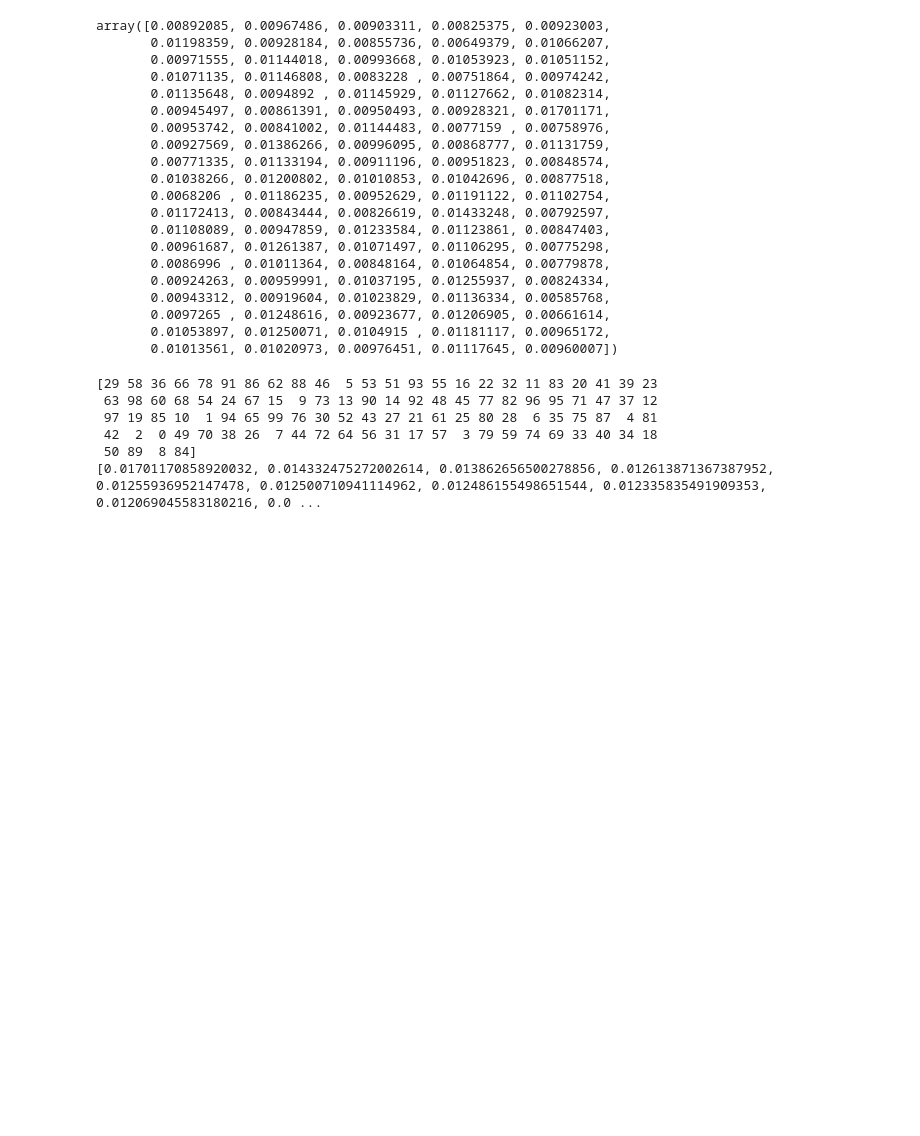
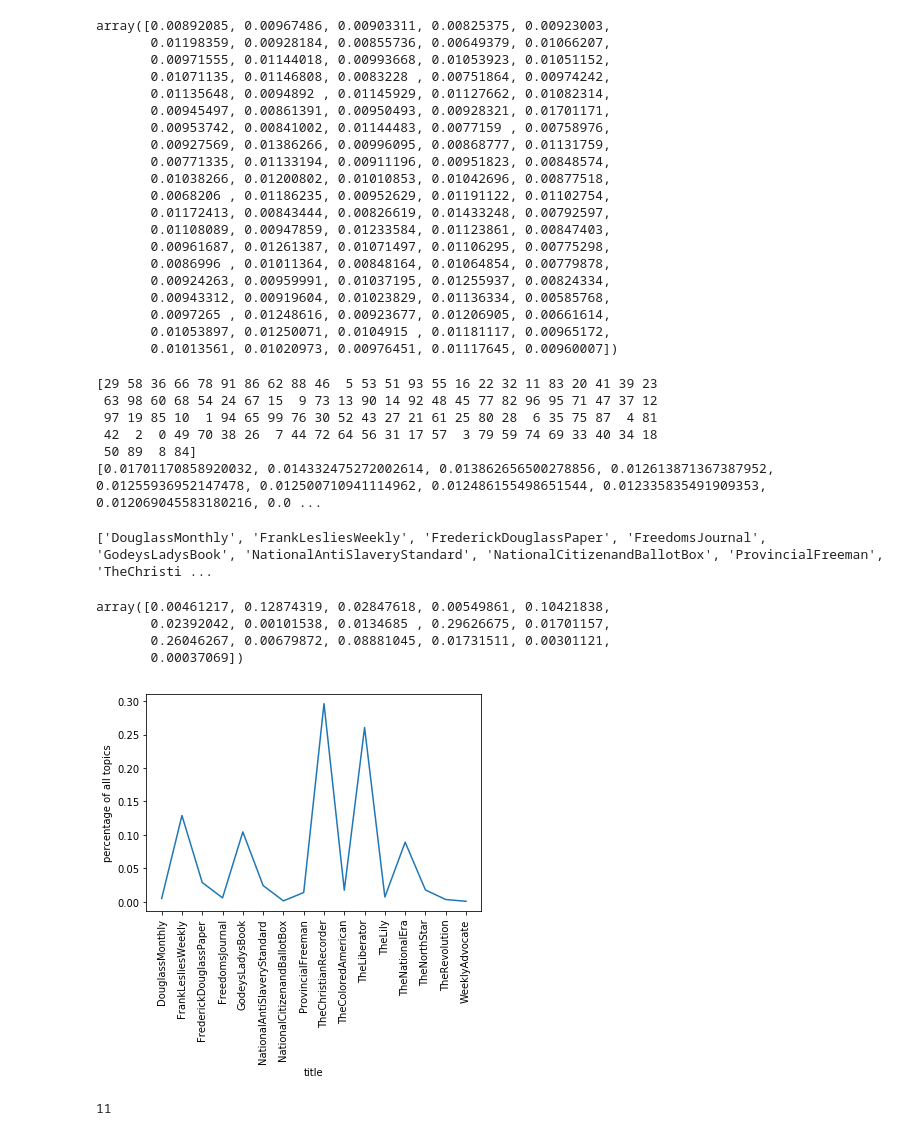
Before and after one commit to EmoryDHLab/abolition, a Jupyter notebook: AA topic model/Topic PMI.ipynb, the cells around one changed output. Saved outputs shown, nothing was run; the diff lists cells and outputs as text; code cells hidden in the pictures; blank space fills up the shorter version.

```diff
--- a/AA topic model/Topic PMI.ipynb
+++ b/AA topic model/Topic PMI.ipynb
@@ -83,0 +80,35 @@ print(sorted(P_base)[::-1]) # their scores
+# %%
+# now compute p(paper) and p(topic,paper)
+
+# first, get sum of all topics in each title -- essentially, sum of each row
+all_titles = list(df_by_title.index)
+print(all_titles)
+# %% [output]
+['DouglassMonthly', 'FrankLesliesWeekly', 'FrederickDouglassPaper', 'FreedomsJournal', 'GodeysLadysBook', 'NationalAntiSlaveryStandard', 'NationalCitizenandBallotBox', 'ProvincialFreeman', 'TheChristi ...
+# %%
+def get_p_title(df_by_title):
+    df_tot = np.array(df_by_title.sum(axis=1))
+    return df_tot / df_by_title.values.sum()
+
+P_title = get_p_title(df_by_title)
+# %%
+P_title
+# %% [output]
+array([0.00461217, 0.12874319, 0.02847618, 0.00549861, 0.10421838,
+       0.02392042, 0.00101538, 0.0134685 , 0.29626675, 0.01701157,
+       0.26046267, 0.00679872, 0.08881045, 0.01731511, 0.00301121,
+       0.00037069])
+# %%
+plt.plot(all_titles,P_title)
+plt.xlabel('title')
+plt.ylabel('percentage of all topics')
+plt.xticks(rotation=90);
+# %% [output]
+[figure, added]
+# %%
+# now compute PMI
+
+all_titles.index('TheLily')
+# all_titles.index('DouglassMonthly')
+# %% [output]
+11
```
Also changed, not shown: parts of 12 cells of this notebook, 1 other file.
